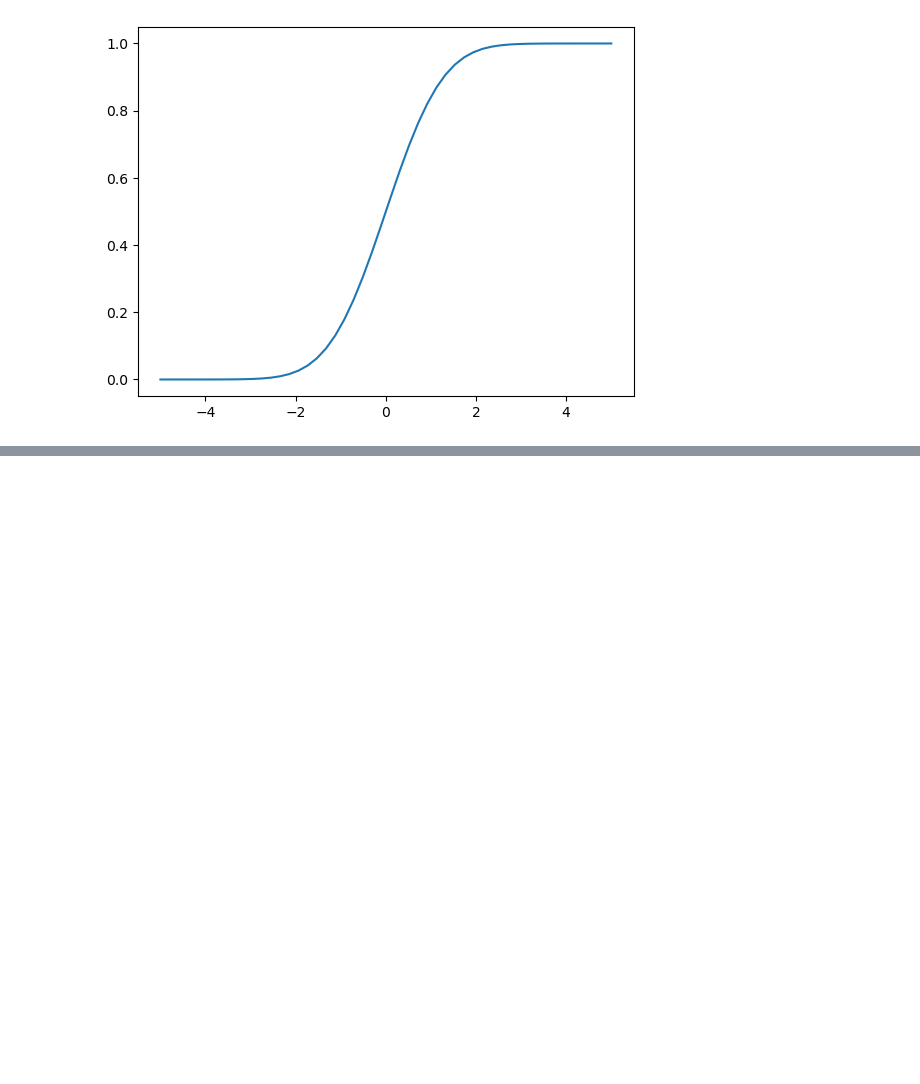
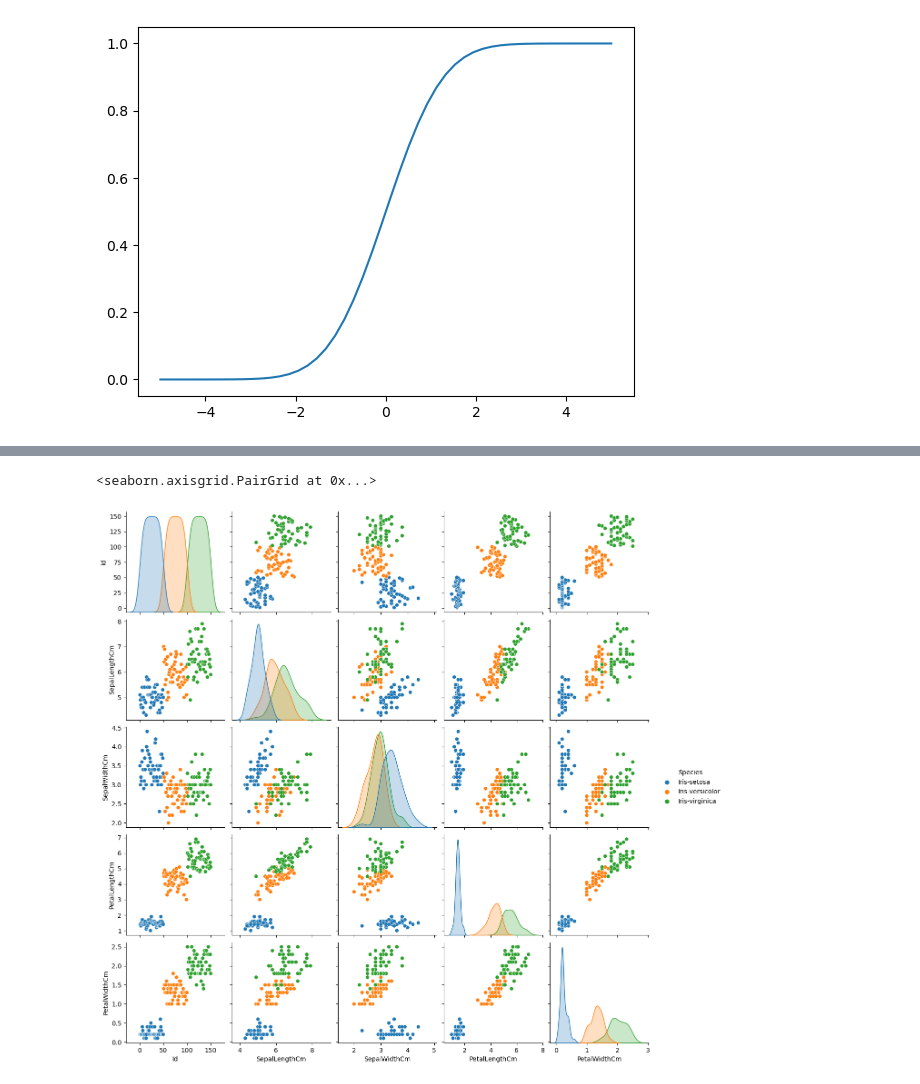
Before and after one commit to Abeermorshdy/Applied-Math, a Jupyter notebook: Statistics and probability/D2-stats.ipynb, the cells around one changed output, grey strips where cells are left out. Cells and saved outputs as stored; diff of their text form; code cells hidden in the pictures; blank space fills up the shorter version.

```diff
--- a/Statistics and probability/D2-stats.ipynb
+++ b/Statistics and probability/D2-stats.ipynb
@@ -42,0 +88,5 @@ plt.plot(x,X)
+# %%
+sns.pairplot(data, hue="Species")
+# %% [output]
+<seaborn.axisgrid.PairGrid at 0x...>
+[figure, added]
```
Also changed, not shown: parts of 27 cells of this notebook, 1 other file.
